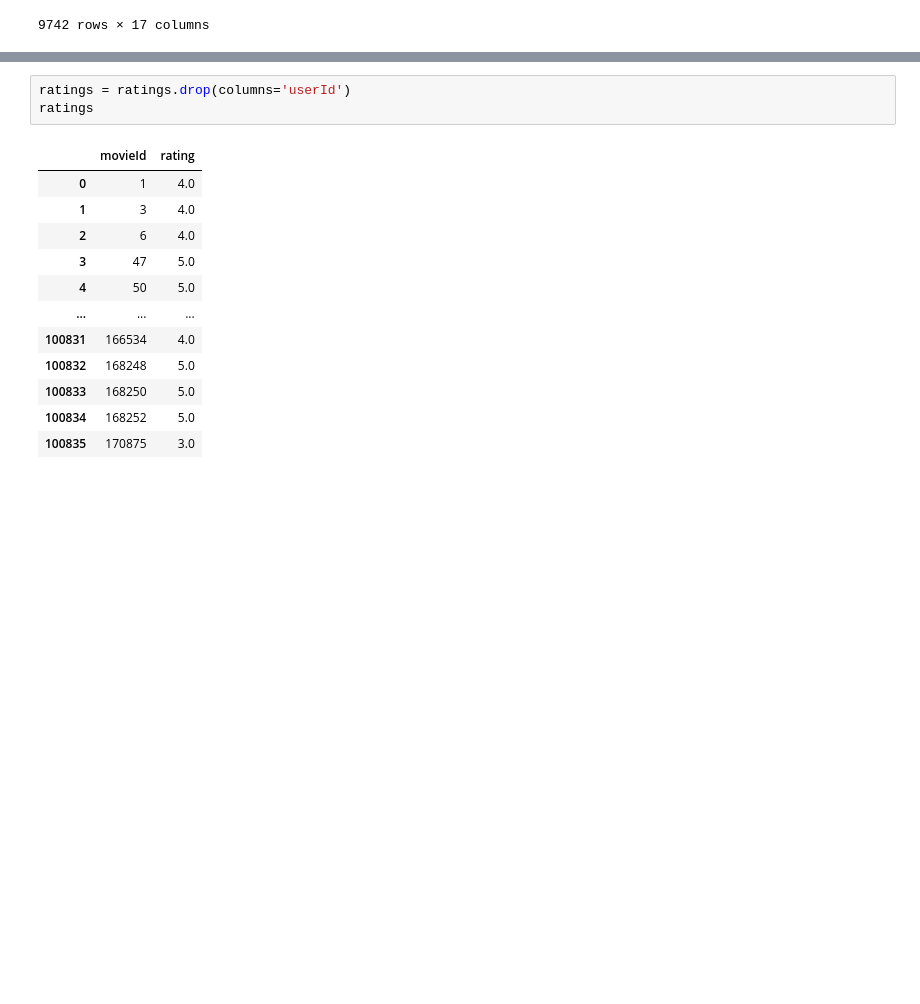
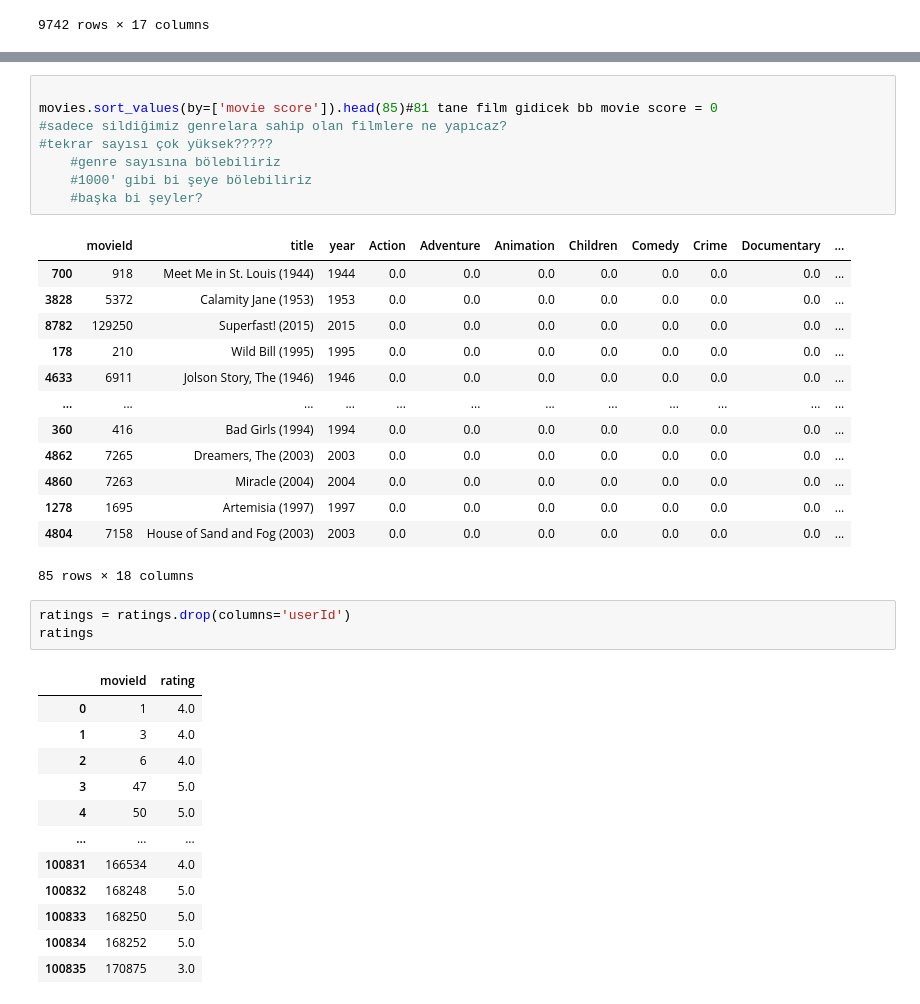
Before and after one commit to sewarslan/final_project, a Jupyter notebook: movie_recommender/data_preprocessing.ipynb, the cells around one changed output, grey strips where cells are left out. Saved outputs shown, nothing was run; the diff lists cells and outputs as text; blank space fills up the shorter version.

```diff
--- a/movie_recommender/data_preprocessing.ipynb
+++ b/movie_recommender/data_preprocessing.ipynb
@@ -323,3 +307,25 @@ movies
+# %%
+
+movies.sort_values(by=['movie score']).head(85)#81 tane film gidicek bb movie score = 0
+#sadece sildiğimiz genrelara sahip olan filmlere ne yapıcaz?
+#tekrar sayısı çok yüksek?????
+    #genre sayısına bölebiliriz
+    #1000' gibi bi şeye bölebiliriz
+    #başka bi şeyler?
+# %% [output]
+|  | movieId | title | year | Action | Adventure | Animation | Children | Comedy | Crime | Documentary | ... |
+| 700 | 918 | Meet Me in St. Louis (1944) | 1944 | 0.0 | 0.0 | 0.0 | 0.0 | 0.0 | 0.0 | 0.0 | ... |
+| 3828 | 5372 | Calamity Jane (1953) | 1953 | 0.0 | 0.0 | 0.0 | 0.0 | 0.0 | 0.0 | 0.0 | ... |
+| 8782 | 129250 | Superfast! (2015) | 2015 | 0.0 | 0.0 | 0.0 | 0.0 | 0.0 | 0.0 | 0.0 | ... |
+| 178 | 210 | Wild Bill (1995) | 1995 | 0.0 | 0.0 | 0.0 | 0.0 | 0.0 | 0.0 | 0.0 | ... |
+| 4633 | 6911 | Jolson Story, The (1946) | 1946 | 0.0 | 0.0 | 0.0 | 0.0 | 0.0 | 0.0 | 0.0 | ... |
+| ... | ... | ... | ... | ... | ... | ... | ... | ... | ... | ... | ... |
+| 360 | 416 | Bad Girls (1994) | 1994 | 0.0 | 0.0 | 0.0 | 0.0 | 0.0 | 0.0 | 0.0 | ... |
+| 4862 | 7265 | Dreamers, The (2003) | 2003 | 0.0 | 0.0 | 0.0 | 0.0 | 0.0 | 0.0 | 0.0 | ... |
+| 4860 | 7263 | Miracle (2004) | 2004 | 0.0 | 0.0 | 0.0 | 0.0 | 0.0 | 0.0 | 0.0 | ... |
+| 1278 | 1695 | Artemisia (1997) | 1997 | 0.0 | 0.0 | 0.0 | 0.0 | 0.0 | 0.0 | 0.0 | ... |
+| 4804 | 7158 | House of Sand and Fog (2003) | 2003 | 0.0 | 0.0 | 0.0 | 0.0 | 0.0 | 0.0 | 0.0 | ... |
+85 rows × 18 columns
 # %%
 ratings = ratings.drop(columns='userId')
 ratings
```
Also changed, not shown: parts of 12 cells of this notebook.
